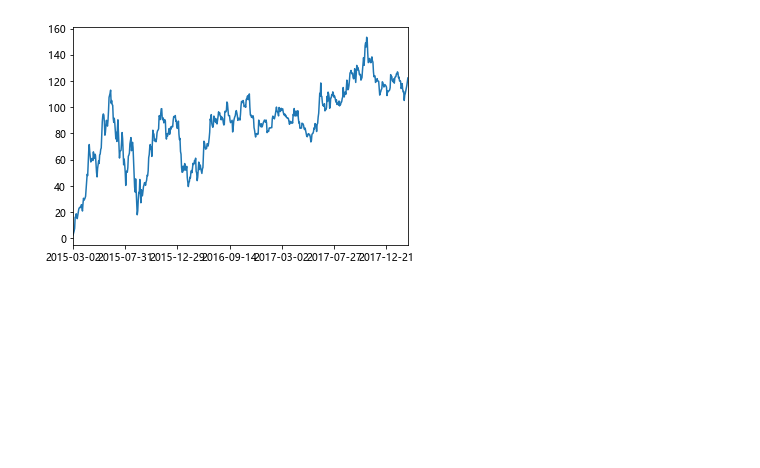
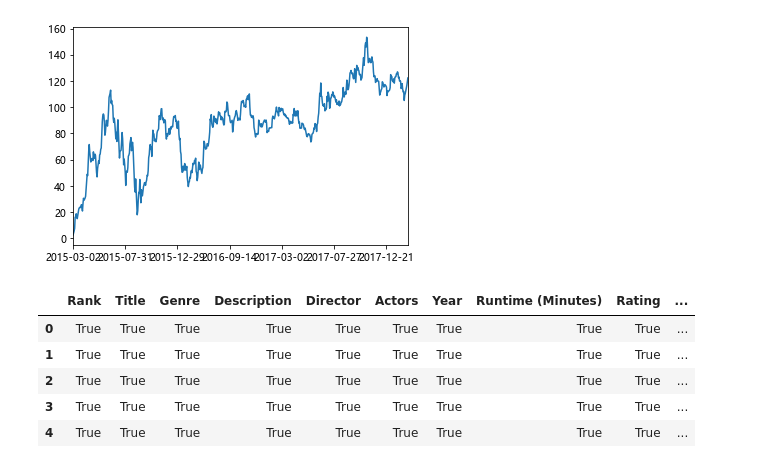
Before and after one commit to tjhlp/numpytest, a Jupyter notebook: numpytest/jupyter/test9.ipynb, the cells around one changed output. Cells and saved outputs as stored; diff of their text form; code cells hidden in the pictures; blank space fills up the shorter version.

```diff
--- a/numpytest/jupyter/test9.ipynb
+++ b/numpytest/jupyter/test9.ipynb
@@ -156,3 +156,14 @@ plt.show()
 [figure]
 # %%
 day_eps_ttm = pd.read_hdf('./data/day_close.h5')
+# %%
+movie = pd.read_csv("./data/IMDB-Movie-Data.csv")
+# %%
+pd.notnull(movie).head()
+# %% [output]
+|  | Rank | Title | Genre | Description | Director | Actors | Year | Runtime (Minutes) | Rating | ... |
+| 0 | True | True | True | True | True | True | True | True | True | ... |
+| 1 | True | True | True | True | True | True | True | True | True | ... |
+| 2 | True | True | True | True | True | True | True | True | True | ... |
+| 3 | True | True | True | True | True | True | True | True | True | ... |
+| 4 | True | True | True | True | True | True | True | True | True | ... |
```
Also changed, not shown: parts of 13 cells of this notebook, 5 other files.
